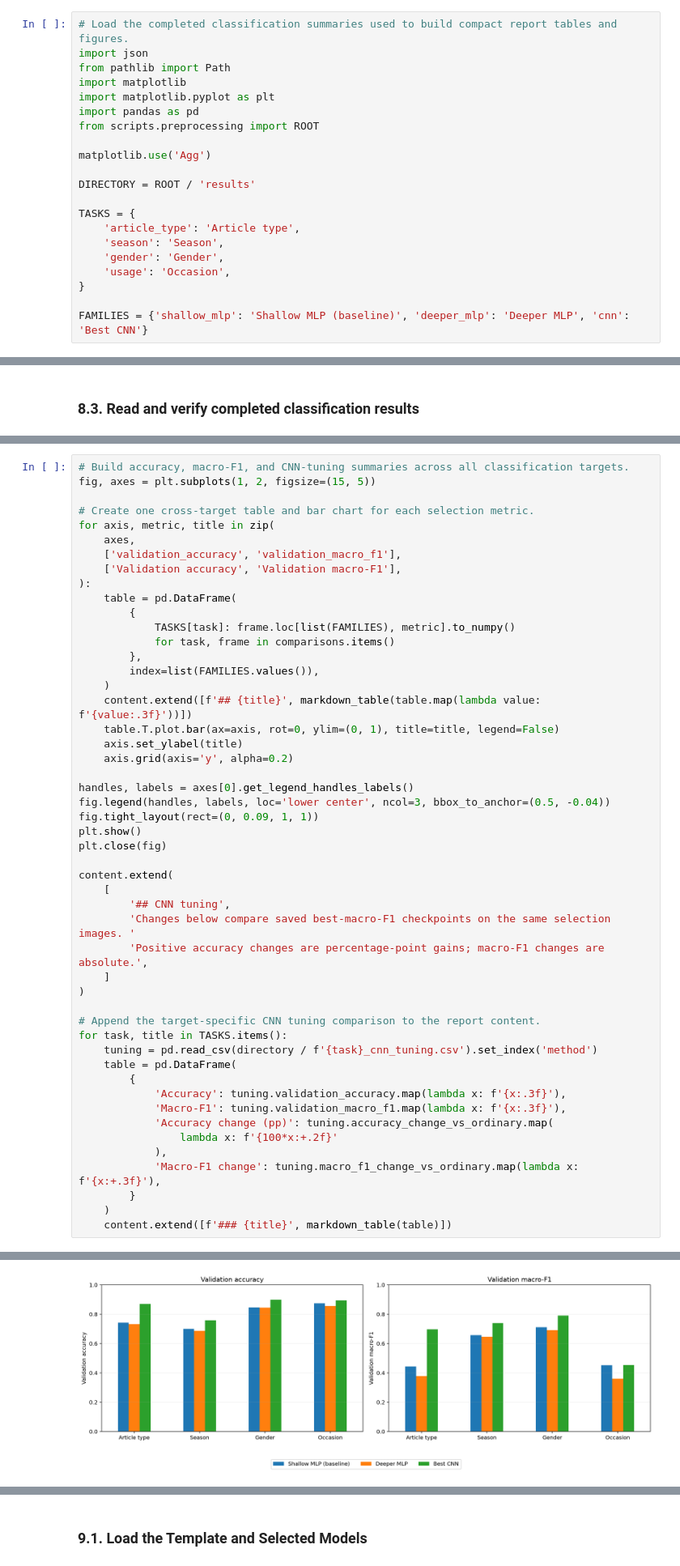
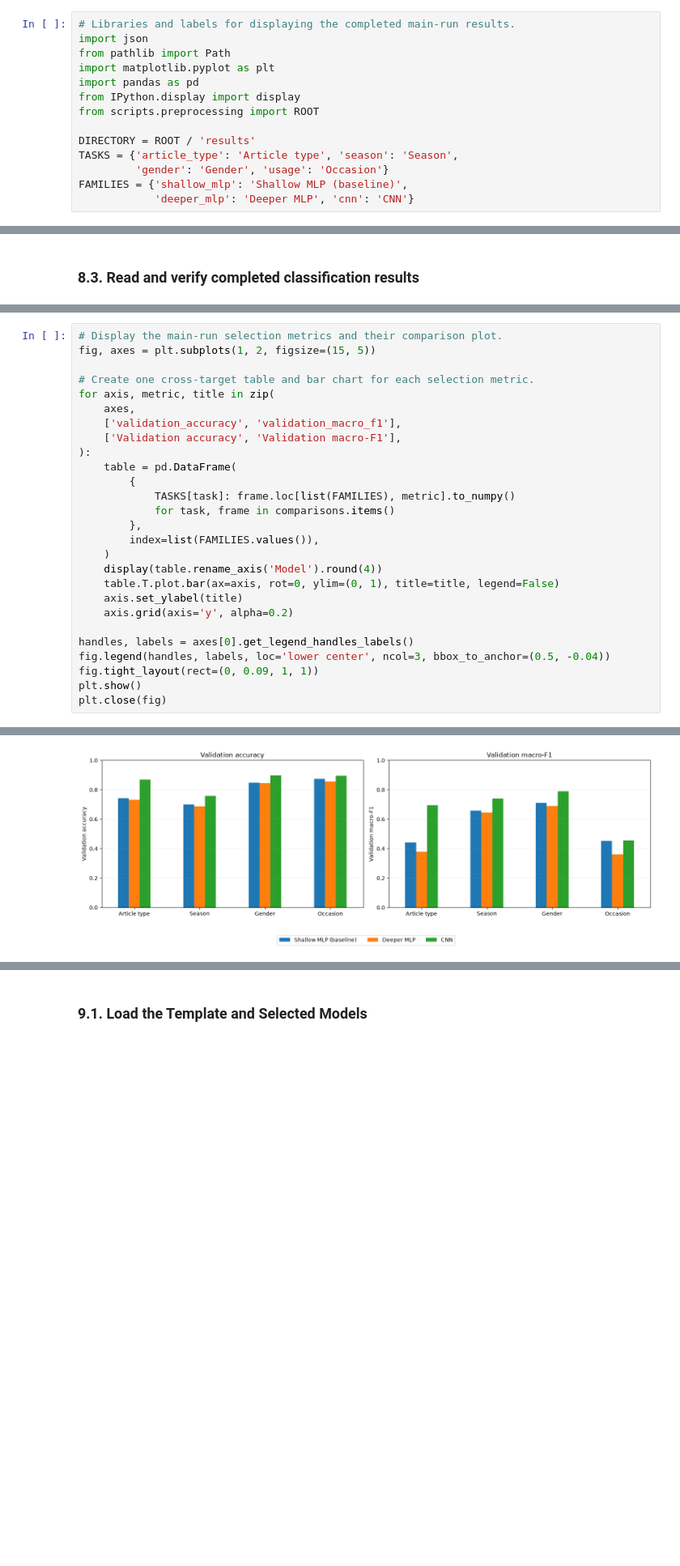
Before and after one commit to khoileuser/fashion-intelligence-classification, a Jupyter notebook: notebooks/task4_visual_search_analysis.ipynb, the cells around one changed output, grey strips where cells are left out. Shown at 81% size. Saved outputs shown, nothing was run; the diff lists cells and outputs as text; blank space fills up the shorter version.

```diff
--- a/notebooks/task4_visual_search_analysis.ipynb
+++ b/notebooks/task4_visual_search_analysis.ipynb
@@ -375,24 +376,17 @@ Run after Tasks 1-3 have produced their summaries.
 
 These libraries support the operations below; no training algorithms are imported from project scripts.
 # %%
-# Load the completed classification summaries used to build compact report tables and figures.
+# Libraries and labels for displaying the completed main-run results.
 import json
 from pathlib import Path
-import matplotlib
 import matplotlib.pyplot as plt
 import pandas as pd
+from IPython.display import display
 from scripts.preprocessing import ROOT
 
-matplotlib.use('Agg')
-
 DIRECTORY = ROOT / 'results'
-
-TASKS = {
-    'article_type': 'Article type',
-    'season': 'Season',
-    'gender': 'Gender',
-    'usage': 'Occasion',
-}
-
-FAMILIES = {'shallow_mlp': 'Shallow MLP (baseline)', 'deeper_mlp': 'Deeper MLP', 'cnn': 'Best CNN'}
+TASKS = {'article_type': 'Article type', 'season': 'Season',
+         'gender': 'Gender', 'usage': 'Occasion'}
+FAMILIES = {'shallow_mlp': 'Shallow MLP (baseline)',
+            'deeper_mlp': 'Deeper MLP', 'cnn': 'CNN'}
 # %% [markdown]
@@ -450,5 +424,5 @@ Show validation accuracy beside macro-F1 so class imbalance remains visible. The
 # %%
-# Build accuracy, macro-F1, and CNN-tuning summaries across all classification targets.
+# Display the main-run selection metrics and their comparison plot.
 fig, axes = plt.subplots(1, 2, figsize=(15, 5))
 
 # Create one cross-target table and bar chart for each selection metric.
@@ -464,7 +438,7 @@ for axis, metric, title in zip(
         },
         index=list(FAMILIES.values()),
     )
-    content.extend([f'## {title}', markdown_table(table.map(lambda value: f'{value:.3f}'))])
+    display(table.rename_axis('Model').round(4))
     table.T.plot.bar(ax=axis, rot=0, ylim=(0, 1), title=title, legend=False)
     axis.set_ylabel(title)
     axis.grid(axis='y', alpha=0.2)
@@ -474,27 +448,4 @@ fig.legend(handles, labels, loc='lower center', ncol=3, bbox_to_anchor=(0.5, -0.
 fig.tight_layout(rect=(0, 0.09, 1, 1))
 plt.show()
 plt.close(fig)
-
-content.extend(
-    [
-        '## CNN tuning',
-        'Changes below compare saved best-macro-F1 checkpoints on the same selection images. '
-        'Positive accuracy changes are percentage-point gains; macro-F1 changes are absolute.',
-    ]
-)
-
-# Append the target-specific CNN tuning comparison to the report content.
-for task, title in TASKS.items():
-    tuning = pd.read_csv(directory / f'{task}_cnn_tuning.csv').set_index('method')
-    table = pd.DataFrame(
-        {
-            'Accuracy': tuning.validation_accuracy.map(lambda x: f'{x:.3f}'),
-            'Macro-F1': tuning.validation_macro_f1.map(lambda x: f'{x:.3f}'),
-            'Accuracy change (pp)': tuning.accuracy_change_vs_ordinary.map(
-                lambda x: f'{100*x:+.2f}'
-            ),
-            'Macro-F1 change': tuning.macro_f1_change_vs_ordinary.map(lambda x: f'{x:+.3f}'),
-        }
-    )
-    content.extend([f'### {title}', markdown_table(table)])
 # %% [output]
@@ -501,4 +462,4 @@ for task, title in TASKS.items():
-[figure, old version]
+[figure, new version]
 # %% [markdown]
 ## 9. Final Prediction
 
```
Also changed, not shown: parts of 6 cells of this notebook, 12 other files.
